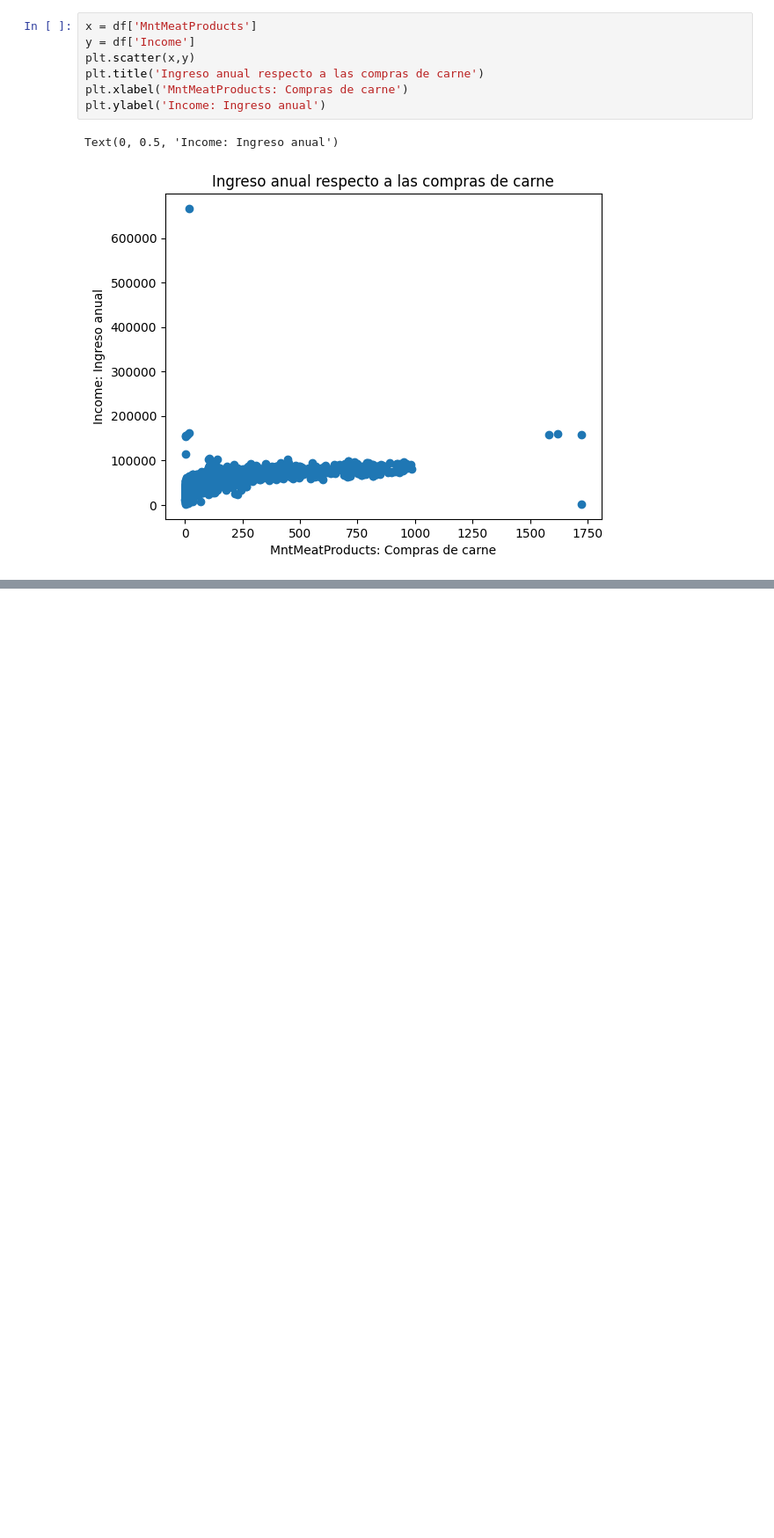
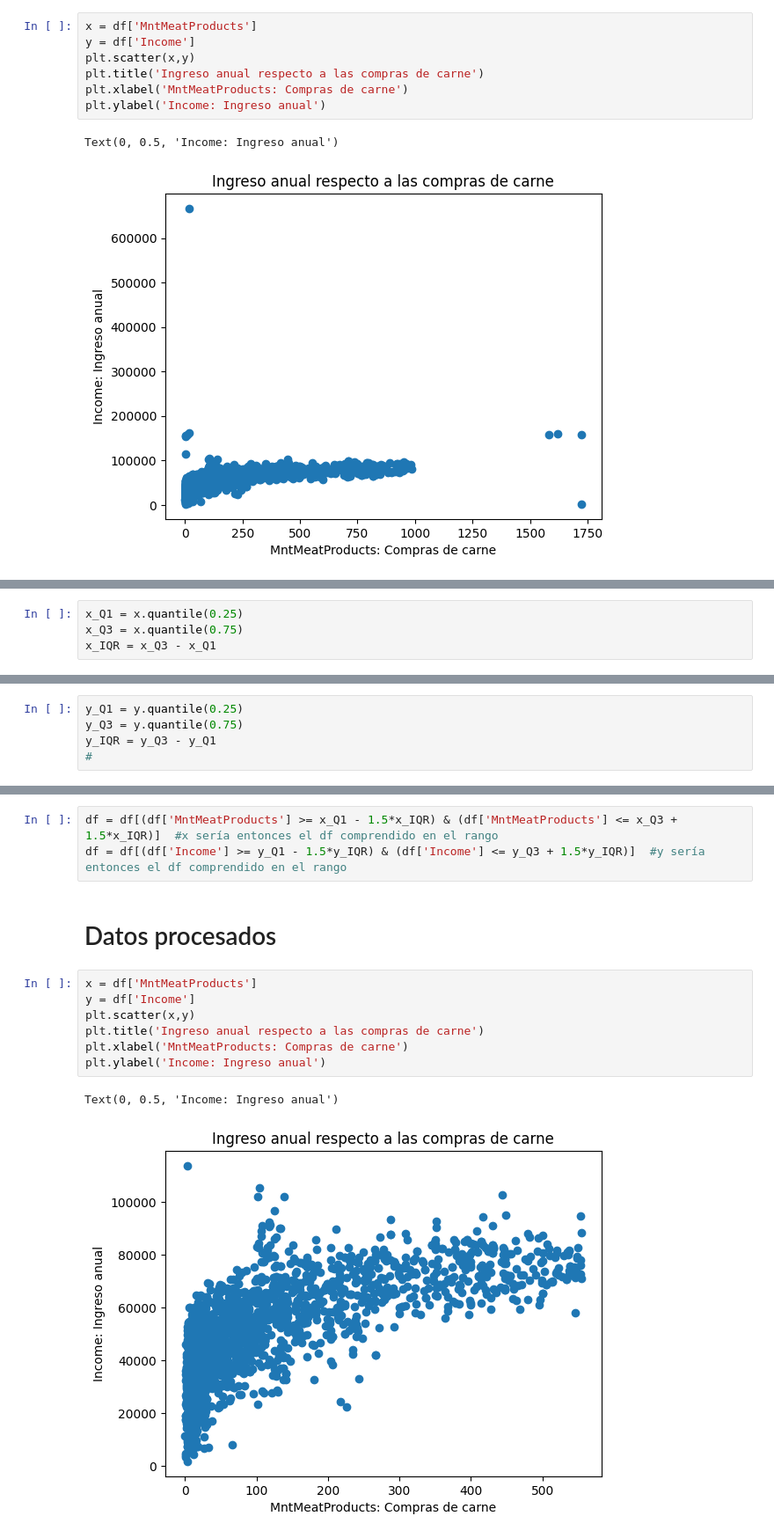
Before and after one commit to RuthCMoreno/Diplomado_IA, a Jupyter notebook: S6_C2_ModeloRegresion.ipynb, the cells around one changed output, grey strips where cells are left out. Shown at 88% size. Saved outputs shown, nothing was run; the diff lists cells and outputs as text; blank space fills up the shorter version.

```diff
--- a/S6_C2_ModeloRegresion.ipynb
+++ b/S6_C2_ModeloRegresion.ipynb
@@ -68,0 +81,4 @@ Text(0, 0.5, 'Income: Ingreso anual')
+# %%
+x_Q1 = x.quantile(0.25)
+x_Q3 = x.quantile(0.75)
+x_IQR = x_Q3 - x_Q1
@@ -68,0 +97,5 @@ Text(0, 0.5, 'Income: Ingreso anual')
+# %%
+y_Q1 = y.quantile(0.25)
+y_Q3 = y.quantile(0.75)
+y_IQR = y_Q3 - y_Q1
+#
@@ -68,0 +104,15 @@ Text(0, 0.5, 'Income: Ingreso anual')
+# %%
+df = df[(df['MntMeatProducts'] >= x_Q1 - 1.5*x_IQR) & (df['MntMeatProducts'] <= x_Q3 + 1.5*x_IQR)]  #x sería entonces el df comprendido en el rango
+df = df[(df['Income'] >= y_Q1 - 1.5*y_IQR) & (df['Income'] <= y_Q3 + 1.5*y_IQR)]  #y sería entonces el df comprendido en el rango
+# %% [markdown]
+# Datos procesados
+# %%
+x = df['MntMeatProducts']
+y = df['Income']
+plt.scatter(x,y)
+plt.title('Ingreso anual respecto a las compras de carne')
+plt.xlabel('MntMeatProducts: Compras de carne')
+plt.ylabel('Income: Ingreso anual')
+# %% [output]
+Text(0, 0.5, 'Income: Ingreso anual')
+[figure, added]
```
Also changed, not shown: parts of 6 cells of this notebook.
